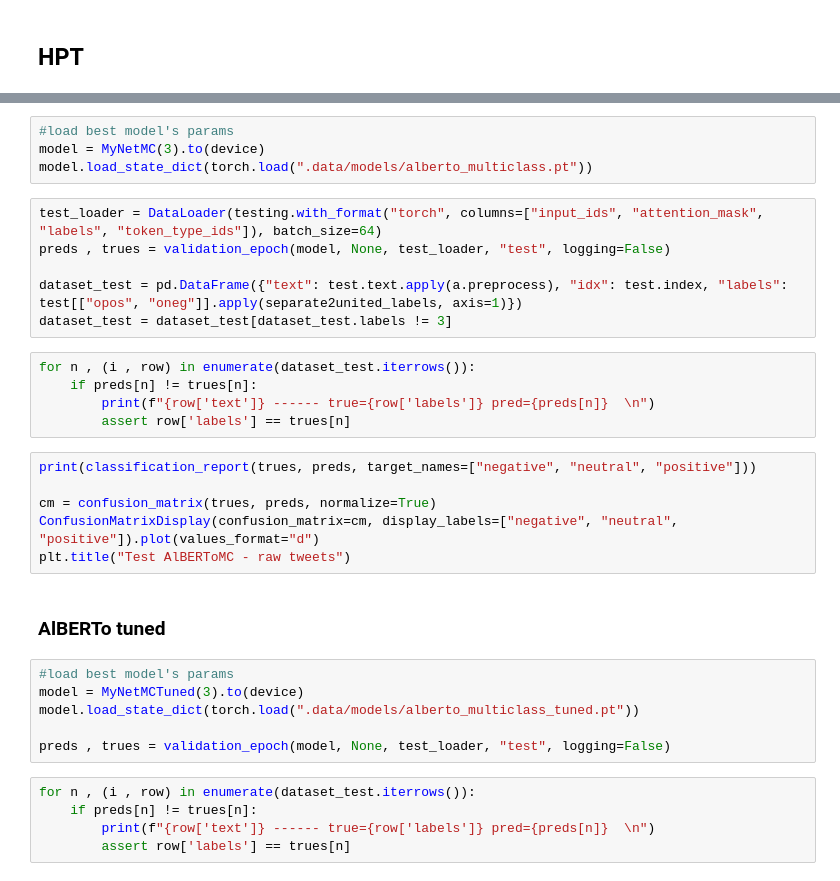
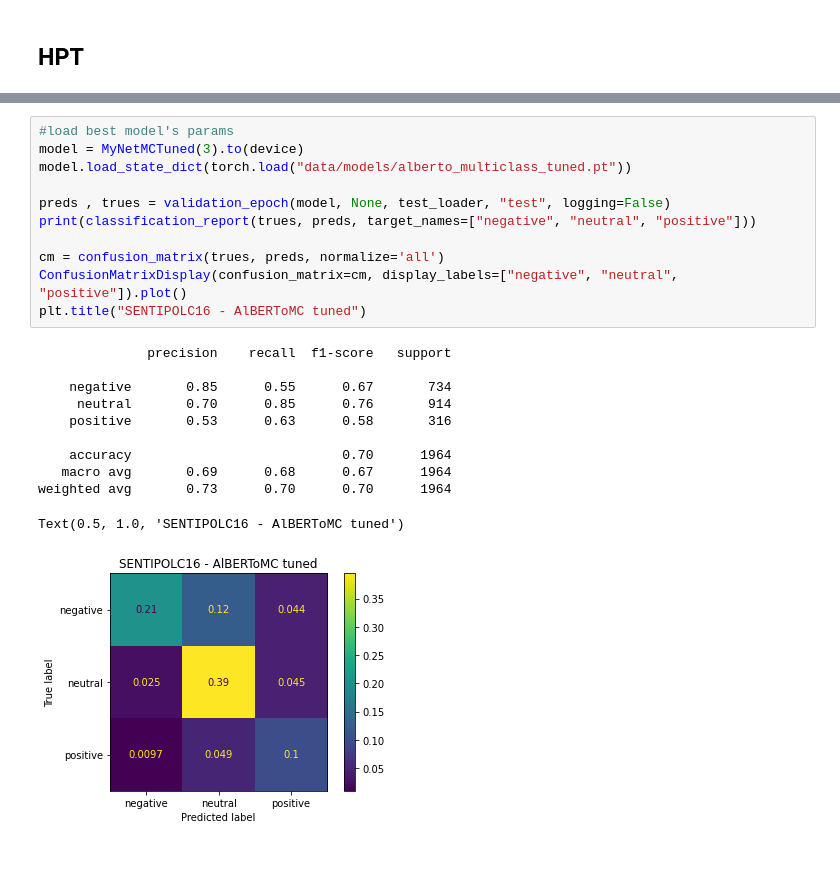
Before and after one commit to steveazzolin/NLU_final_project, a Jupyter notebook: AlBERTo multiclass.ipynb, the cells around one changed output, grey strips where cells are left out. Drawn from its saved outputs; the diff is of its cells as text.

```diff
--- a/AlBERTo multiclass.ipynb
+++ b/AlBERTo multiclass.ipynb
@@ -571,34 +897,23 @@ if logging:
-# %%
-#load best model's params
-model = MyNetMC(3).to(device)
-model.load_state_dict(torch.load(".data/models/alberto_multiclass.pt"))
-# %%
-test_loader = DataLoader(testing.with_format("torch", columns=["input_ids", "attention_mask", "labels", "token_type_ids"]), batch_size=64)
-preds , trues = validation_epoch(model, None, test_loader, "test", logging=False)
-
-dataset_test = pd.DataFrame({"text": test.text.apply(a.preprocess), "idx": test.index, "labels": test[["opos", "oneg"]].apply(separate2united_labels, axis=1)})
-dataset_test = dataset_test[dataset_test.labels != 3]
-# %%
-for n , (i , row) in enumerate(dataset_test.iterrows()):
-    if preds[n] != trues[n]:
-        print(f"{row['text']} ------ true={row['labels']} pred={preds[n]}  \n")
-        assert row['labels'] == trues[n]
-# %%
-print(classification_report(trues, preds, target_names=["negative", "neutral", "positive"]))
-
-cm = confusion_matrix(trues, preds, normalize=True)
-ConfusionMatrixDisplay(confusion_matrix=cm, display_labels=["negative", "neutral", "positive"]).plot(values_format="d")
-plt.title("Test AlBERToMC - raw tweets")
-# %% [markdown]
-### AlBERTo tuned
 # %%
 #load best model's params
 model = MyNetMCTuned(3).to(device)
-model.load_state_dict(torch.load(".data/models/alberto_multiclass_tuned.pt"))
+model.load_state_dict(torch.load("data/models/alberto_multiclass_tuned.pt"))
 
 preds , trues = validation_epoch(model, None, test_loader, "test", logging=False)
+print(classification_report(trues, preds, target_names=["negative", "neutral", "positive"]))
+
+cm = confusion_matrix(trues, preds, normalize='all')
+ConfusionMatrixDisplay(confusion_matrix=cm, display_labels=["negative", "neutral", "positive"]).plot()
+plt.title("SENTIPOLC16 - AlBERToMC tuned")
+# %% [output]
+              precision    recall  f1-score   support
+
+    negative       0.85      0.55      0.67       734
+     neutral       0.70      0.85      0.76       914
+    positive       0.53      0.63      0.58       316
+
+    accuracy                           0.70      1964
+   macro avg       0.69      0.68      0.67      1964
+weighted avg       0.73      0.70      0.70      1964
+Text(0.5, 1.0, 'SENTIPOLC16 - AlBERToMC tuned')
+[figure, added]
-# %%
-for n , (i , row) in enumerate(dataset_test.iterrows()):
-    if preds[n] != trues[n]:
-        print(f"{row['text']} ------ true={row['labels']} pred={preds[n]}  \n")
-        assert row['labels'] == trues[n]
```
Also changed, not shown: parts of 28 cells of this notebook.
